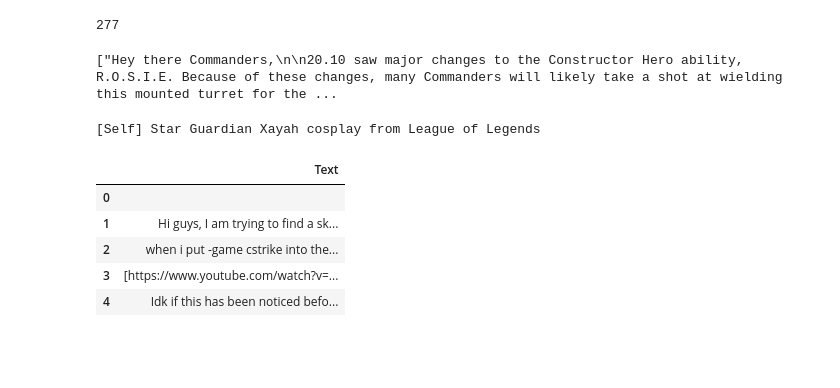
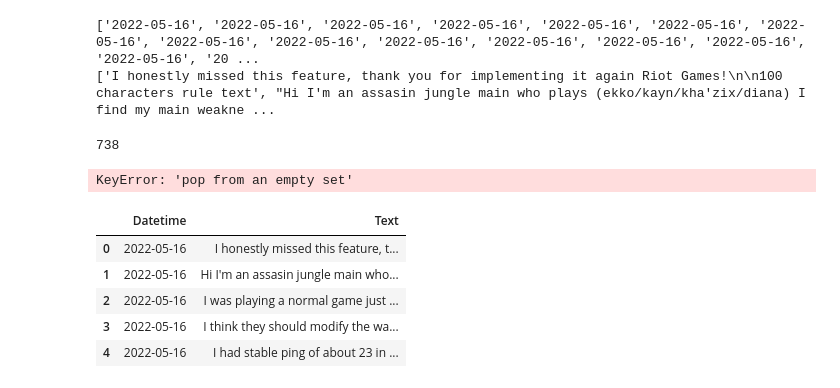
Before and after one commit to BTS-SON-CROSSFIREX/crawling, a Jupyter notebook: reddit.ipynb, the cells around one changed output. Drawn from its saved outputs; the diff is of its cells as text; code cells hidden in the pictures; blank space fills up the shorter version.

```diff
--- a/reddit.ipynb
+++ b/reddit.ipynb
@@ -2,6 +2,9 @@
 import nltk
 # %%
 import pprint
+from datetime import datetime
+def unixtime_to_datetime(t):
+    return datetime.fromtimestamp(t)
 # %%
 import praw
 reddit = praw.Reddit(
@@ -14,30 +19,35 @@ reddit = praw.Reddit(
 # %%
 # hot new rising top
-headlines = set()
-articles = set()
-for submission in reddit.subreddit('counterstrike').hot(limit=None):
-    articles.add(submission.selftext)
-print(len(articles))
+articles = []
+day_time=[]
+for submission in reddit.subreddit('leagueoflegends').new(limit=None):
+    if(submission.selftext!=""):
+        temp=unixtime_to_datetime(submission.created_utc)
+        day_time.append(temp.strftime("%Y-%m-%d"))
+        articles.append(submission.selftext)
+print(day_time)
+print(articles)
 # %% [output]
-277
+['2022-05-16', '2022-05-16', '2022-05-16', '2022-05-16', '2022-05-16', '2022-05-16', '2022-05-16', '2022-05-16', '2022-05-16', '2022-05-16', '2022-05-16', '2022-05-16', '2022-05-16', '2022-05-16', '20 ...
+['I honestly missed this feature, thank you for implementing it again Riot Games!\n\n100 characters rule text', "Hi I'm an assasin jungle main who plays (ekko/kayn/kha'zix/diana) I find my main weakne ...
 # %%
-print(articles)
+print(len(day_time))
 # %% [output]
-["Hey there Commanders,\n\n20.10 saw major changes to the Constructor Hero ability, R.O.S.I.E. Because of these changes, many Commanders will likely take a shot at wielding this mounted turret for the ...
+738
 # %%
 print(headlines.pop())
 # %% [output]
-[Self] Star Guardian Xayah cosplay from League of Legends
+KeyError: 'pop from an empty set'
 # %%
 import pandas as pd
-col = ['Text']
-df=pd.DataFrame(articles,columns=col)
+col = ['Datetime','Text']
+df=pd.DataFrame({'Datetime': day_time,'Text':articles}).dropna()
 df.head()
 # %% [output]
-|  | Text |
-| 0 |  |
-| 1 | Hi guys, I am trying to find a sk... |
-| 2 | when i put -game cstrike into the... |
-| 3 | [https://www.youtube.com/watch?v=... |
-| 4 | Idk if this has been noticed befo... |
+|  | Datetime | Text |
+| 0 | 2022-05-16 | I honestly missed this feature, t... |
+| 1 | 2022-05-16 | Hi I'm an assasin jungle main who... |
+| 2 | 2022-05-16 | I was playing a normal game just ... |
+| 3 | 2022-05-16 | I think they should modify the wa... |
+| 4 | 2022-05-16 | I had stable ping of about 23 in ... |
 # %%
```
Also changed, not shown: parts of 9 cells of this notebook.
